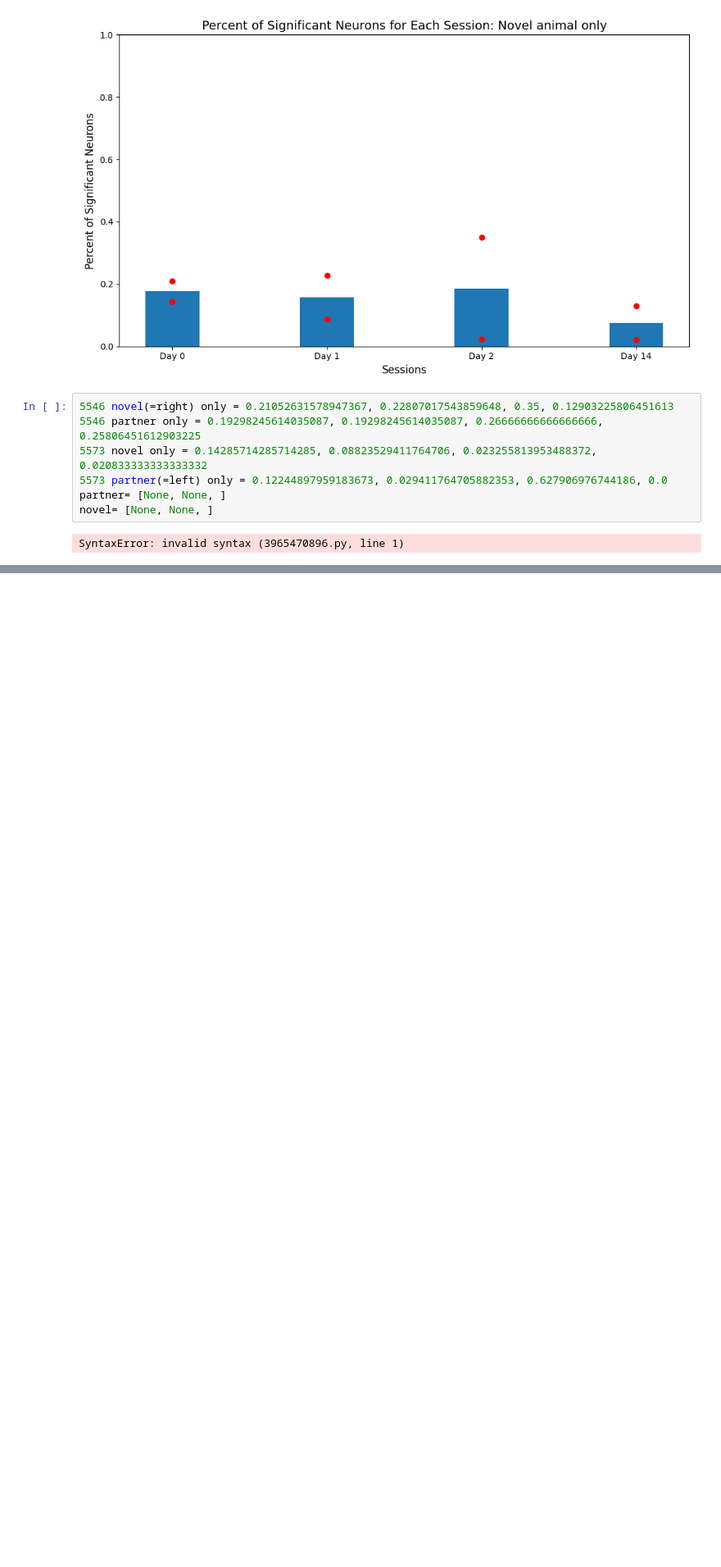
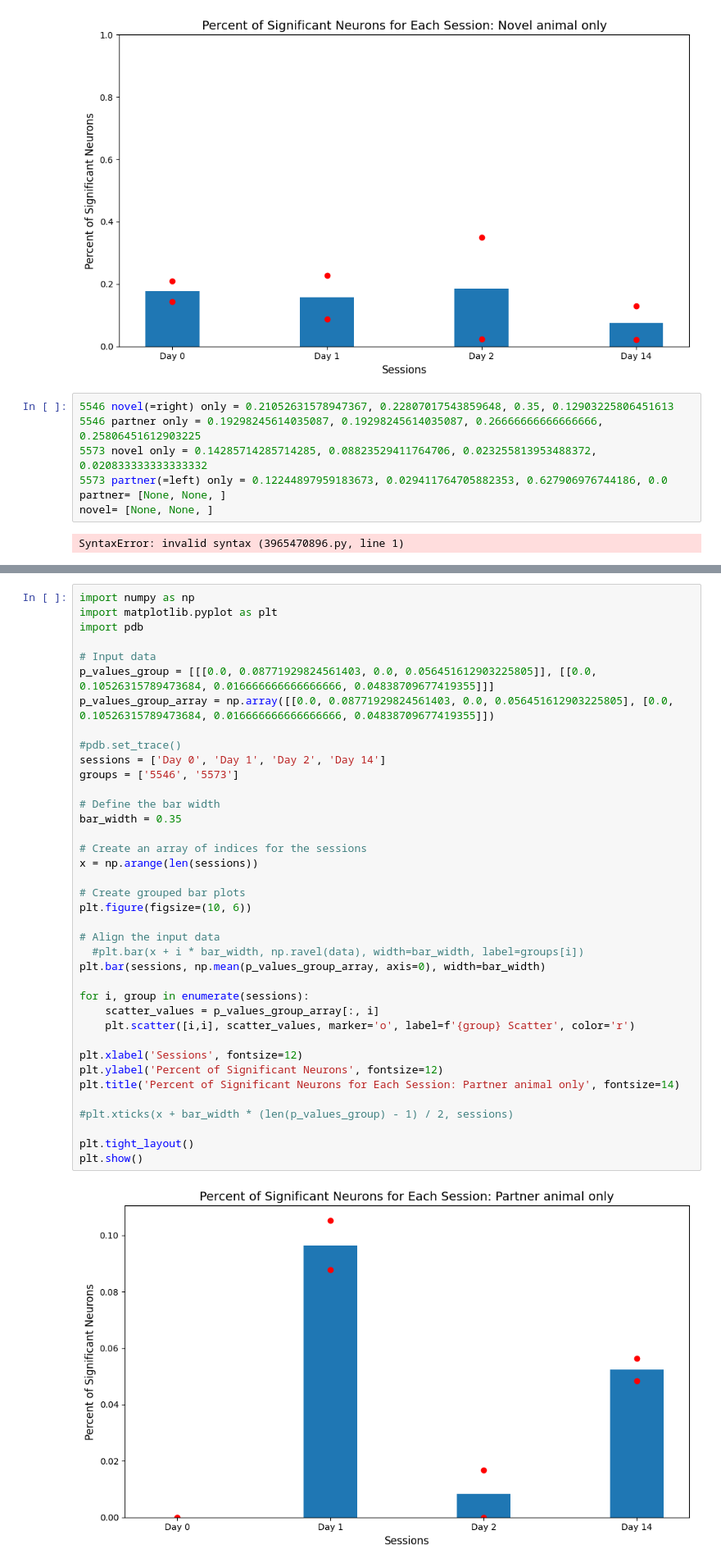
Before and after one commit to donaldsonlab/SMTB_2023, a Jupyter notebook: imaging/code/notebooks/analyze_group.ipynb, the cells around one changed output, grey strips where cells are left out. Shown at 82% size. Cells and saved outputs as stored; diff of their text form; blank space fills up the shorter version.

Commit message:
SMTB 6
ploted a graph with activity of neuron while they huddle.

```diff
--- a/imaging/code/notebooks/analyze_group.ipynb
+++ b/imaging/code/notebooks/analyze_group.ipynb
@@ -241,0 +257,40 @@ SyntaxError: invalid syntax (3965470896.py, line 1)
+# %%
+import numpy as np
+import matplotlib.pyplot as plt
+import pdb
+
+# Input data
+p_values_group = [[[0.0, 0.08771929824561403, 0.0, 0.056451612903225805]], [[0.0, 0.10526315789473684, 0.016666666666666666, 0.04838709677419355]]]
+p_values_group_array = np.array([[0.0, 0.08771929824561403, 0.0, 0.056451612903225805], [0.0, 0.10526315789473684, 0.016666666666666666, 0.04838709677419355]])
+
+#pdb.set_trace()
+sessions = ['Day 0', 'Day 1', 'Day 2', 'Day 14']
+groups = ['5546', '5573']
+
+# Define the bar width
+bar_width = 0.35
+
+# Create an array of indices for the sessions
+x = np.arange(len(sessions))
+
+# Create grouped bar plots
+plt.figure(figsize=(10, 6))
+
+# Align the input data
+  #plt.bar(x + i * bar_width, np.ravel(data), width=bar_width, label=groups[i])
+plt.bar(sessions, np.mean(p_values_group_array, axis=0), width=bar_width)
+
+for i, group in enumerate(sessions):
+    scatter_values = p_values_group_array[:, i]
+    plt.scatter([i,i], scatter_values, marker='o', label=f'{group} Scatter', color='r')
+
+plt.xlabel('Sessions', fontsize=12)
+plt.ylabel('Percent of Significant Neurons', fontsize=12)
+plt.title('Percent of Significant Neurons for Each Session: Partner animal only', fontsize=14)
+
+#plt.xticks(x + bar_width * (len(p_values_group) - 1) / 2, sessions)
+
+plt.tight_layout()
+plt.show()
+# %% [output]
+[figure, added]
```
Also changed, not shown: parts of 2 cells of this notebook, 4 other files.
